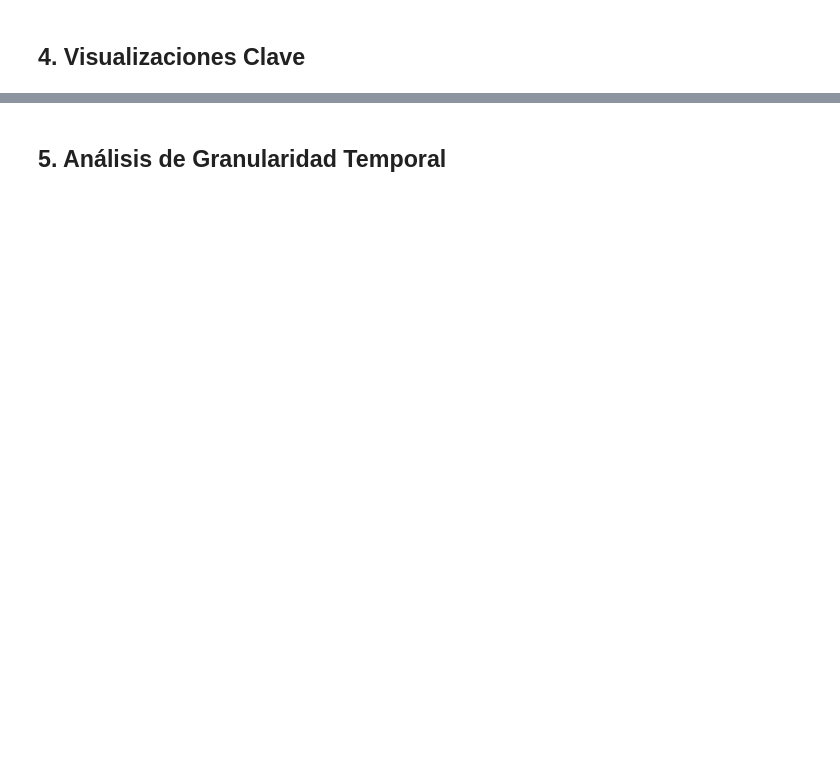
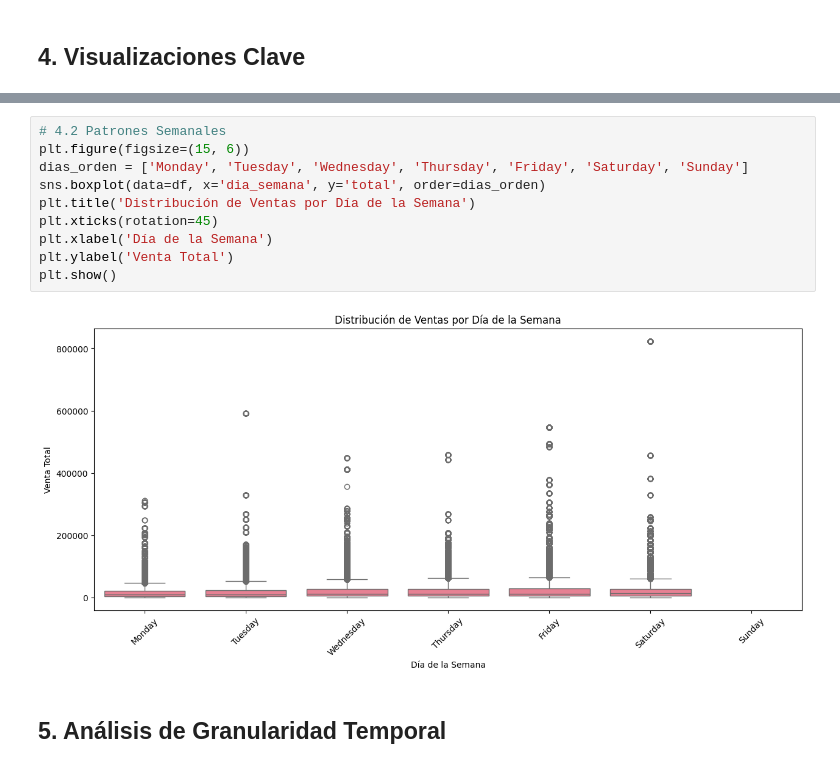
Before and after one commit to SantiagoCastellanos14/m11-practico1-eda, a Jupyter notebook: notebooks/practico_1_eda.ipynb, the cells around one changed output, grey strips where cells are left out. Drawn from its saved outputs; the diff is of its cells as text; blank space fills up the shorter version.

```diff
--- a/notebooks/practico_1_eda.ipynb
+++ b/notebooks/practico_1_eda.ipynb
@@ -82,3 +307,15 @@ if 'fecha' in df.columns:
+# %%
+# 4.2 Patrones Semanales
+plt.figure(figsize=(15, 6))
+dias_orden = ['Monday', 'Tuesday', 'Wednesday', 'Thursday', 'Friday', 'Saturday', 'Sunday']
+sns.boxplot(data=df, x='dia_semana', y='total', order=dias_orden)
+plt.title('Distribución de Ventas por Día de la Semana')
+plt.xticks(rotation=45)
+plt.xlabel('Día de la Semana')
+plt.ylabel('Venta Total')
+plt.show()
+# %% [output]
+[figure, added]
 # %% [markdown]
 ## 5. Análisis de Granularidad Temporal
 # %%
```
Also changed, not shown: parts of 21 cells of this notebook, 1 other file.
